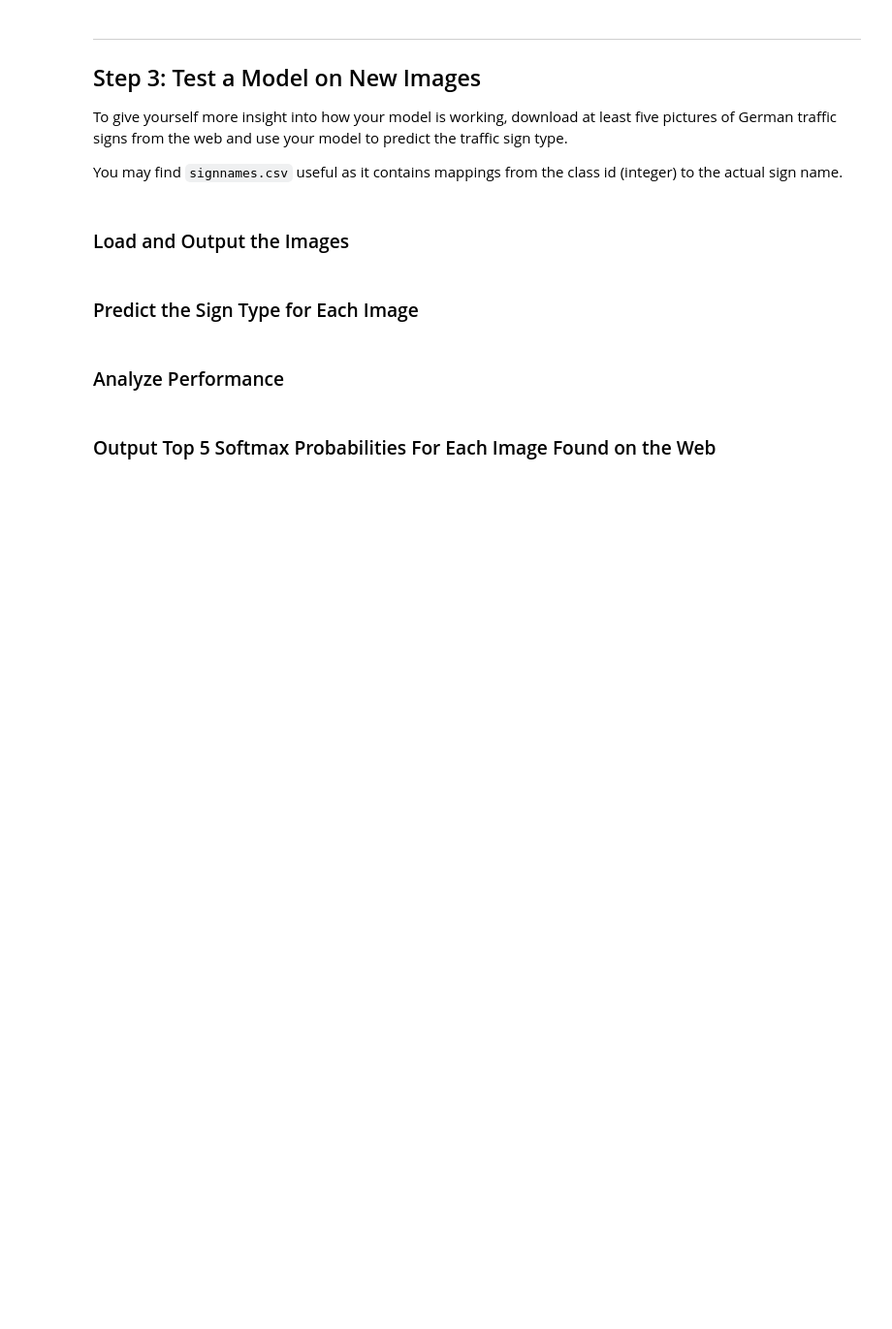
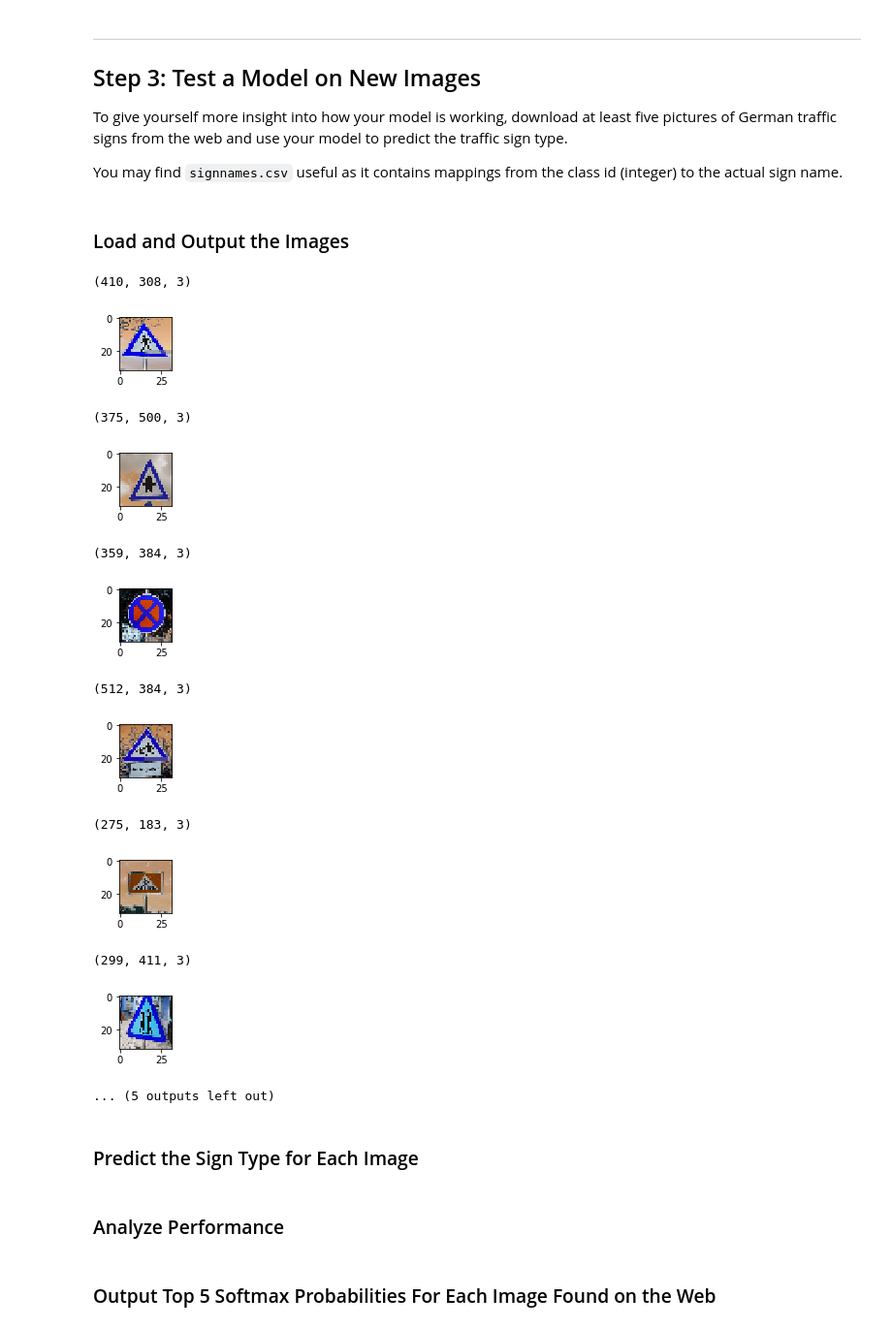
Before and after one commit to chengzg/Traffic_Sign_Classifier, a Jupyter notebook: Traffic_Sign_Classifier.ipynb, the cells around one changed output. Shown at 97% size. Drawn from its saved outputs; the diff is of its cells as text; code cells hidden in the pictures; blank space fills up the shorter version.

```diff
--- a/Traffic_Sign_Classifier.ipynb
+++ b/Traffic_Sign_Classifier.ipynb
@@ -700,13 +723,37 @@ You may find `signnames.csv` useful as it contains mappings from the class id (i
 # %%
 ### Load the images and plot them here.
 ### Feel free to use as many code cells as needed.
 
-x_train_index = random.randint(0, len(X_train))
-image = X_train[x_train_index]
-image = image.squeeze()
-plt.figure(figsize=(1,1))
-plt.imshow(image)
-plt.show()
+from os import listdir
+folderPath = "German_Traffic_Signs"
+resized_images = []
+for f in listdir(folderPath):
+    filePath = folderPath + "\\" + f;
+    image = cv2.imread(filePath)
+    print(image.shape)
+    resized_image = cv2.resize(image, (32, 32))
+
+    plt.figure(figsize=(1,1))
+    plt.imshow(resized_image)
+    plt.show()
+    resized_images.append(resized_image)
+
+resized_images_array = np.asarray(resized_images)
+print(resized_images_array.shape)
+# %% [output]
+(410, 308, 3)
+[figure, added]
+(375, 500, 3)
+[figure, added]
+(359, 384, 3)
+[figure, added]
+(512, 384, 3)
+[figure, added]
+(275, 183, 3)
+[figure, added]
+(299, 411, 3)
+[figure, added]
+... (5 outputs left out)
 # %% [markdown]
 ### Predict the Sign Type for Each Image
 # %%
```
Also changed, not shown: parts of 15 cells of this notebook.
